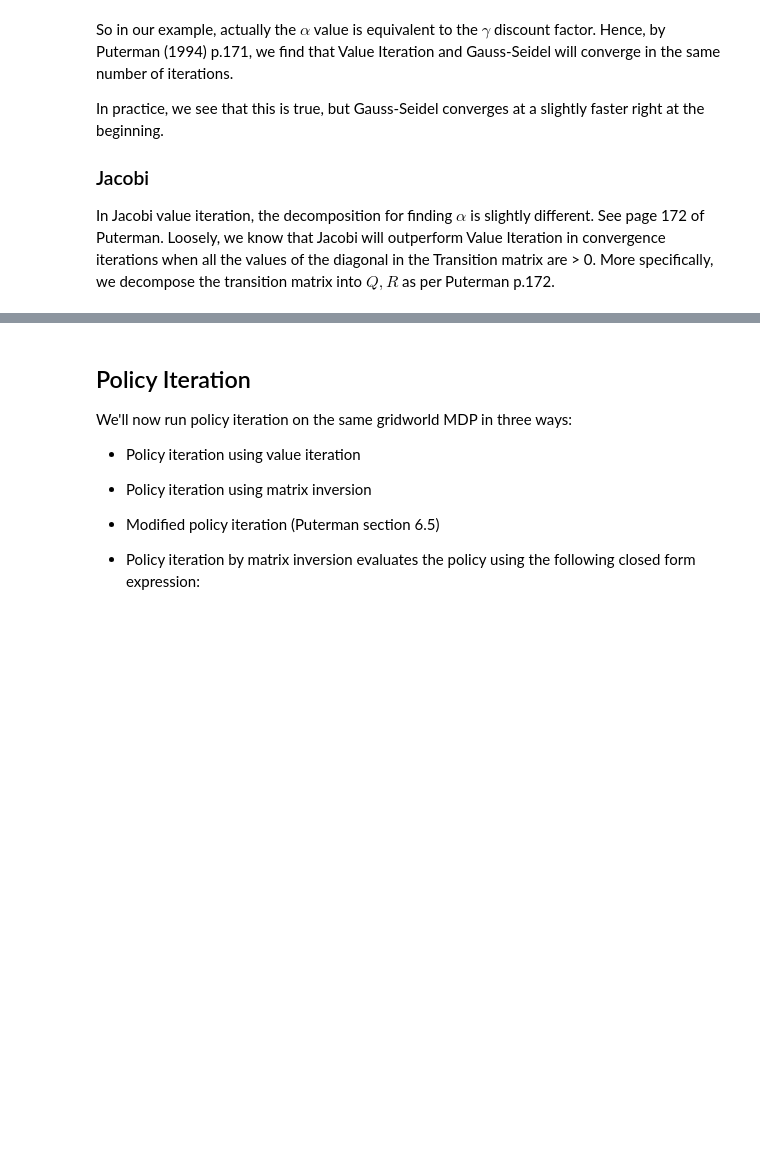
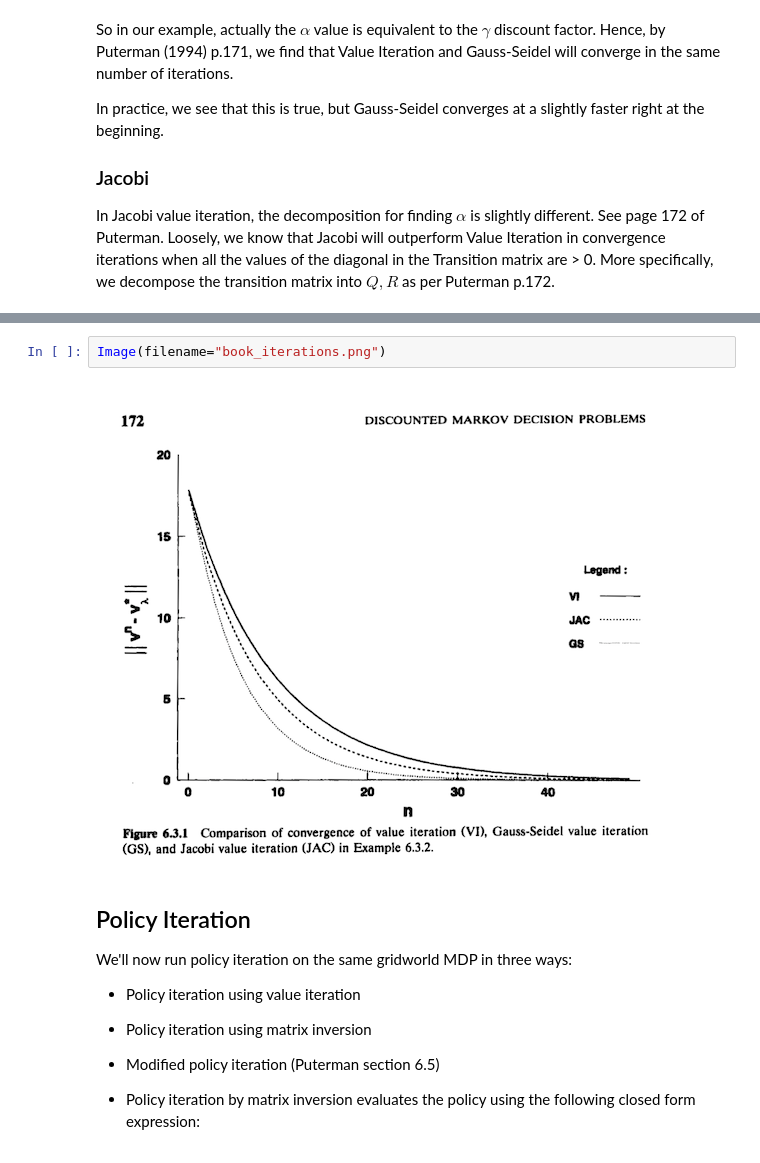
Before and after one commit to Breakend/ValuePolicyIterationVariations, a Jupyter notebook: ValueIterationWalkthrough.ipynb, the cells around one changed output, grey strips where cells are left out. Cells and saved outputs as stored; diff of their text form; blank space fills up the shorter version.

```diff
--- a/ValueIterationWalkthrough.ipynb
+++ b/ValueIterationWalkthrough.ipynb
@@ -197,3 +203,7 @@ print(max_alpha)
+# %%
+Image(filename="book_iterations.png")
+# %% [output]
+[figure, added]
 # %% [markdown]
 ## Policy Iteration
 We'll now run policy iteration on the same gridworld MDP in three ways:
```
Also changed, not shown: parts of 3 cells of this notebook, 1 other file.
